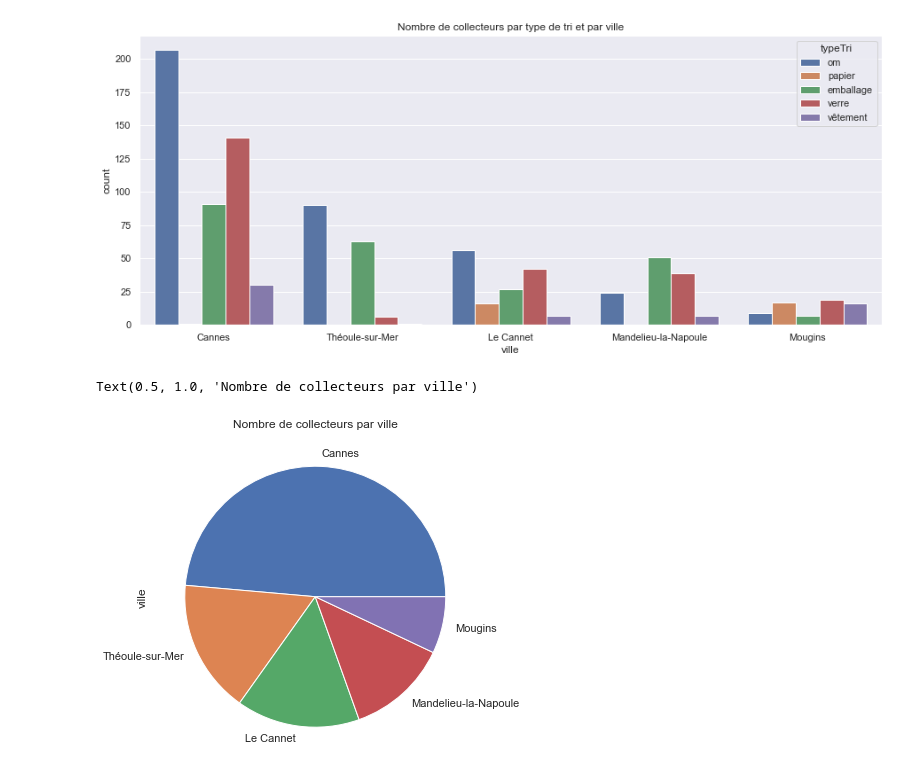
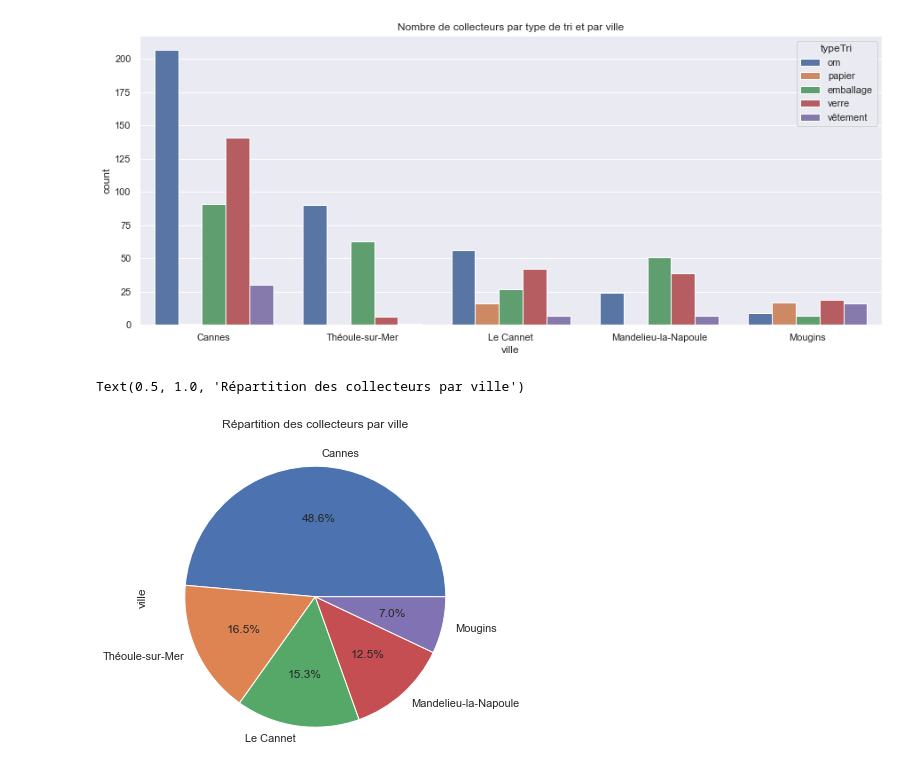
Before and after one commit to antjacquemin/cliiinkv0, a Jupyter notebook: src/dataviz/DataViz.ipynb, the cells around one changed output. Drawn from its saved outputs; the diff is of its cells as text; code cells hidden in the pictures.

```diff
--- a/src/dataviz/DataViz.ipynb
+++ b/src/dataviz/DataViz.ipynb
@@ -122,10 +122,10 @@ sns.countplot(x="ville", hue="typeTri", data=dataCollecteurs, order=dataCollecte
 [figure]
 # %%
 plt.figure(figsize= [15, 6])
-dataCollecteurs["ville"].value_counts().plot(kind='pie')
-plt.title("Nombre de collecteurs par ville")
+dataCollecteurs["ville"].value_counts().plot(kind='pie', autopct='%1.1f%%')
+plt.title("Répartition des collecteurs par ville")
 # %% [output]
-Text(0.5, 1.0, 'Nombre de collecteurs par ville')
+Text(0.5, 1.0, 'Répartition des collecteurs par ville')
-[figure, old version]
+[figure, new version]
 # %%
 plt.figure(figsize= [15, 6])
```
Also changed, not shown: parts of 3 cells of this notebook.
